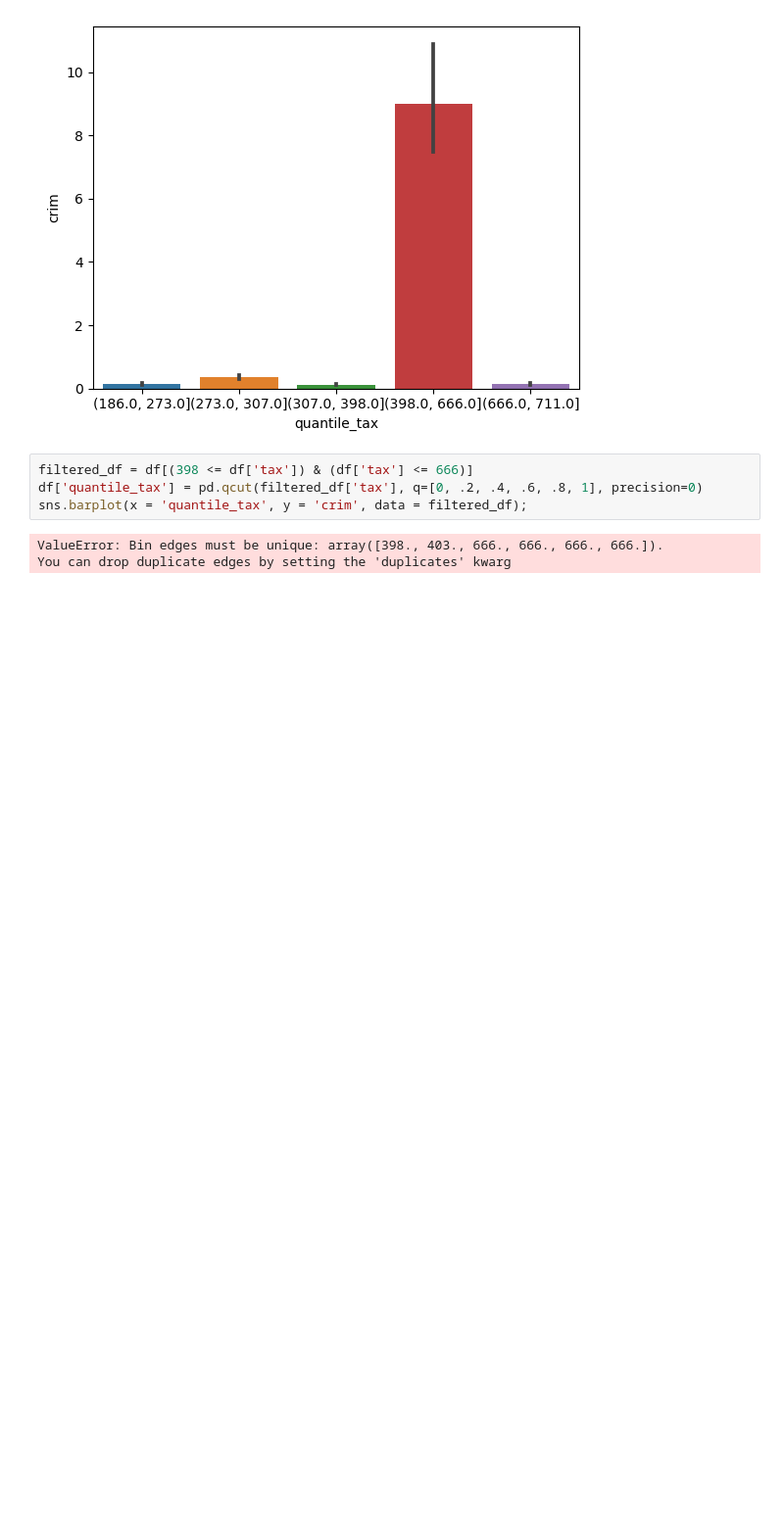
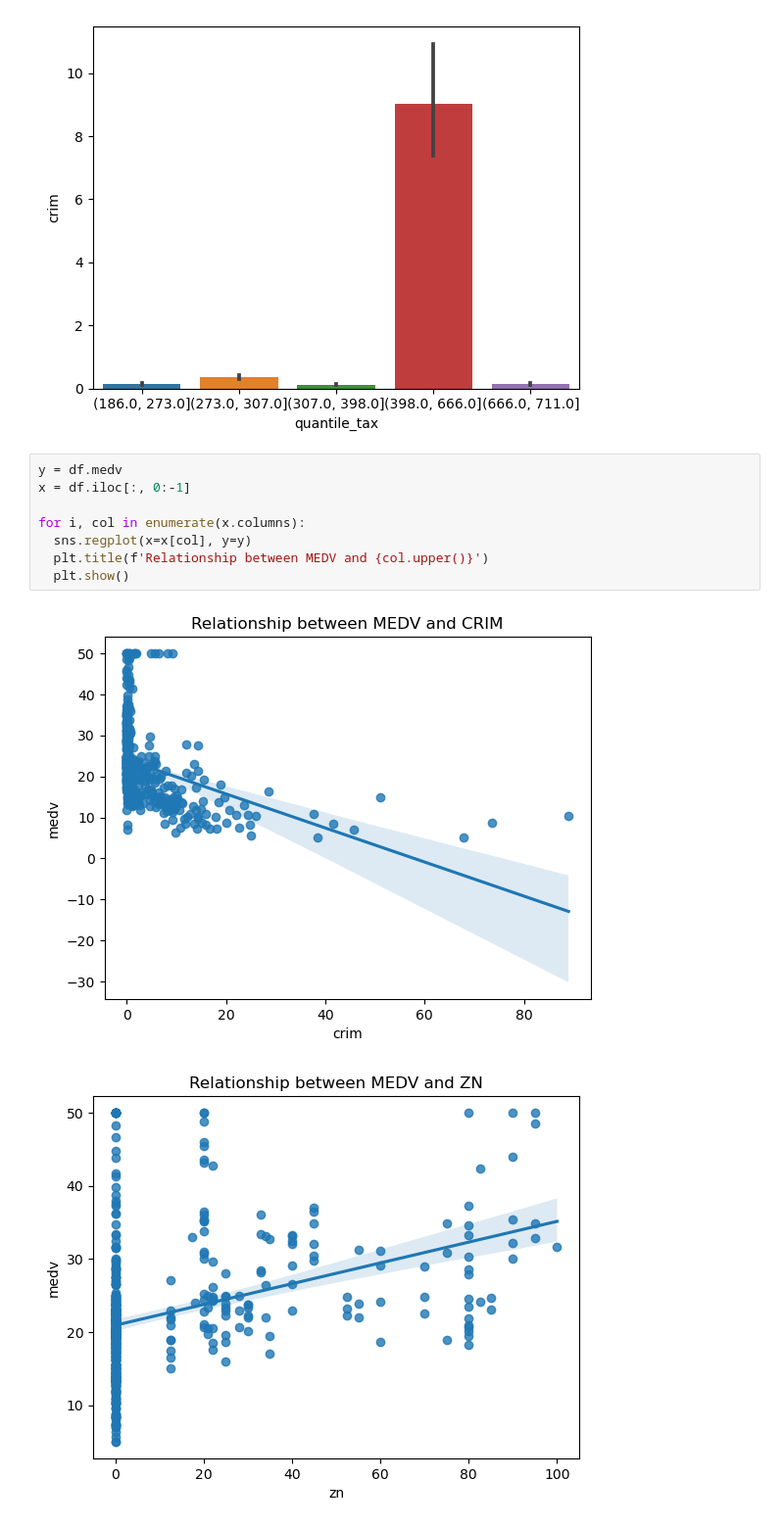
Before and after one commit to VladimirBorovoy/TMSds, a Jupyter notebook: lesson10/Boston.ipynb, the cells around one changed output. Shown at 98% size. Saved outputs shown, nothing was run; the diff lists cells and outputs as text; blank space fills up the shorter version.

```diff
--- a/lesson10/Boston.ipynb
+++ b/lesson10/Boston.ipynb
@@ -82,9 +87,13 @@ sns.barplot(x = 'quantile_tax', y = 'crim', data = df);
 # %% [output]
 [figure]
 # %%
-filtered_df = df[(398 <= df['tax']) & (df['tax'] <= 666)]
-df['quantile_tax'] = pd.qcut(filtered_df['tax'], q=[0, .2, .4, .6, .8, 1], precision=0)
-sns.barplot(x = 'quantile_tax', y = 'crim', data = filtered_df);
+y = df.medv
+x = df.iloc[:, 0:-1]
+
+for i, col in enumerate(x.columns):
+  sns.regplot(x=x[col], y=y)
+  plt.title(f'Relationship between MEDV and {col.upper()}')
+  plt.show()
 # %% [output]
-ValueError: Bin edges must be unique: array([398., 403., 666., 666., 666., 666.]).
-You can drop duplicate edges by setting the 'duplicates' kwarg
+[figure, added]
+[figure, added]
```
Also changed, not shown: parts of 4 cells of this notebook, 9 other files.
